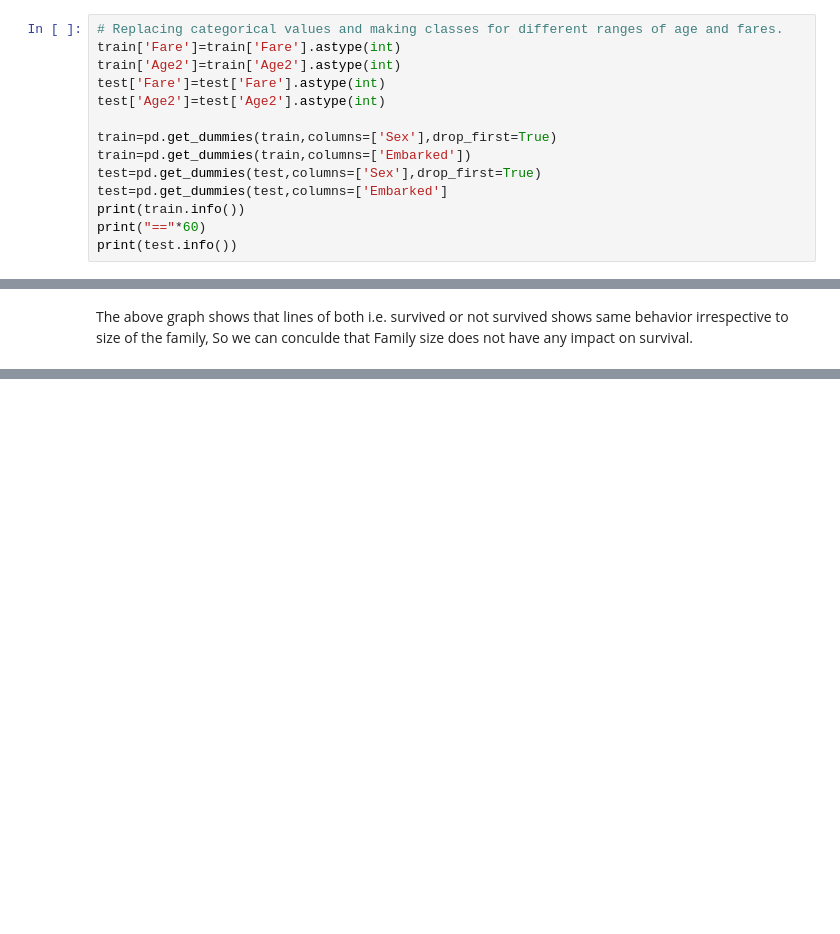
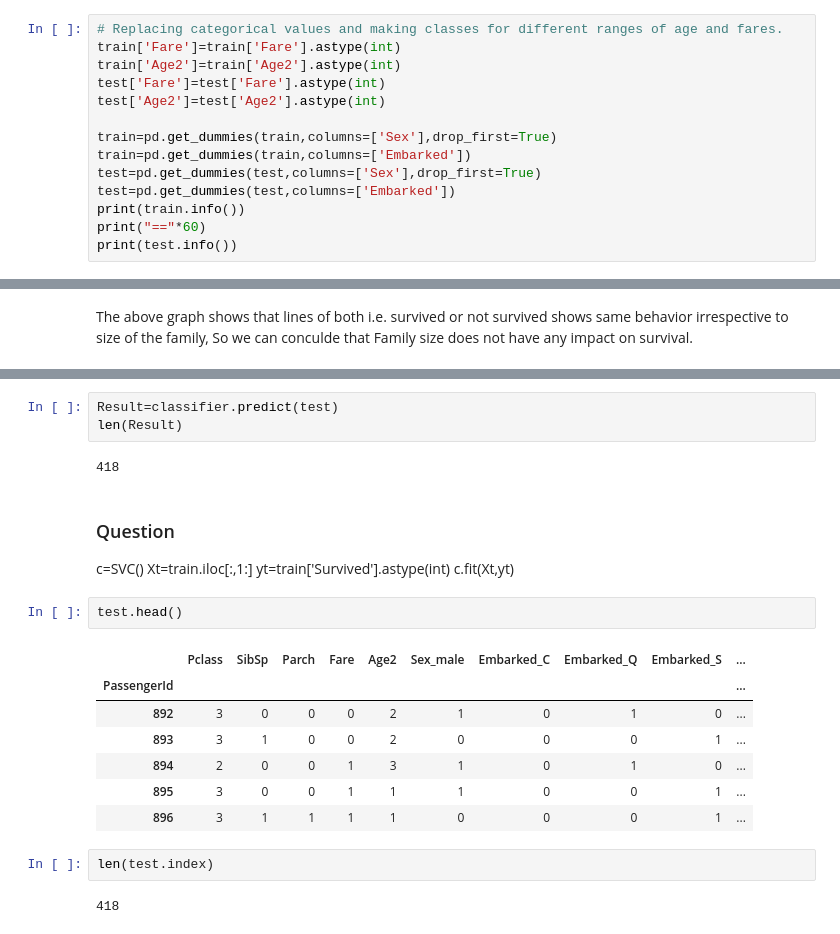
Before and after one commit to RehmanaYounis/TitanicProject, a Jupyter notebook: TitanicProject.ipynb, the cells around one changed output, grey strips where cells are left out. Cells and saved outputs as stored; diff of their text form; blank space fills up the shorter version.

```diff
--- a/TitanicProject.ipynb
+++ b/TitanicProject.ipynb
@@ -319,7 +332,7 @@ test['Age2']=test['Age2'].astype(int)
 train=pd.get_dummies(train,columns=['Sex'],drop_first=True)
 train=pd.get_dummies(train,columns=['Embarked'])
 test=pd.get_dummies(test,columns=['Sex'],drop_first=True)
-test=pd.get_dummies(test,columns=['Embarked']
+test=pd.get_dummies(test,columns=['Embarked'])
 print(train.info())
 print("=="*60)
 print(test.info())
@@ -523,0 +734,26 @@ The above graph shows that lines of both i.e. survived or not survived shows sam
+# %%
+Result=classifier.predict(test)
+len(Result)
+# %% [output]
+418
+# %% [markdown]
+### Question
+
+c=SVC()
+Xt=train.iloc[:,1:]
+yt=train['Survived'].astype(int)
+c.fit(Xt,yt)
+# %%
+test.head()
+# %% [output]
+|  | Pclass | SibSp | Parch | Fare | Age2 | Sex_male | Embarked_C | Embarked_Q | Embarked_S | ... |
+| PassengerId |  |  |  |  |  |  |  |  |  | ... |
+| 892 | 3 | 0 | 0 | 0 | 2 | 1 | 0 | 1 | 0 | ... |
+| 893 | 3 | 1 | 0 | 0 | 2 | 0 | 0 | 0 | 1 | ... |
+| 894 | 2 | 0 | 0 | 1 | 3 | 1 | 0 | 1 | 0 | ... |
+| 895 | 3 | 0 | 0 | 1 | 1 | 1 | 0 | 0 | 1 | ... |
+| 896 | 3 | 1 | 1 | 1 | 1 | 0 | 0 | 0 | 1 | ... |
+# %%
+len(test.index)
+# %% [output]
+418
```
Also changed, not shown: parts of 25 cells of this notebook.
